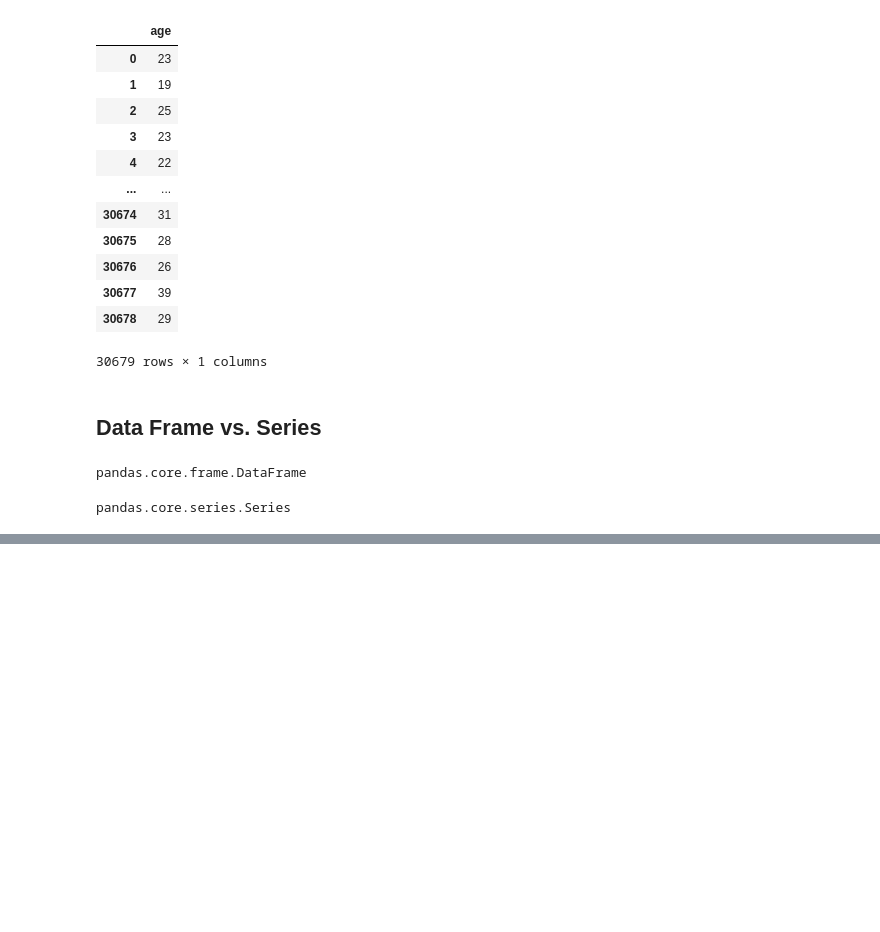
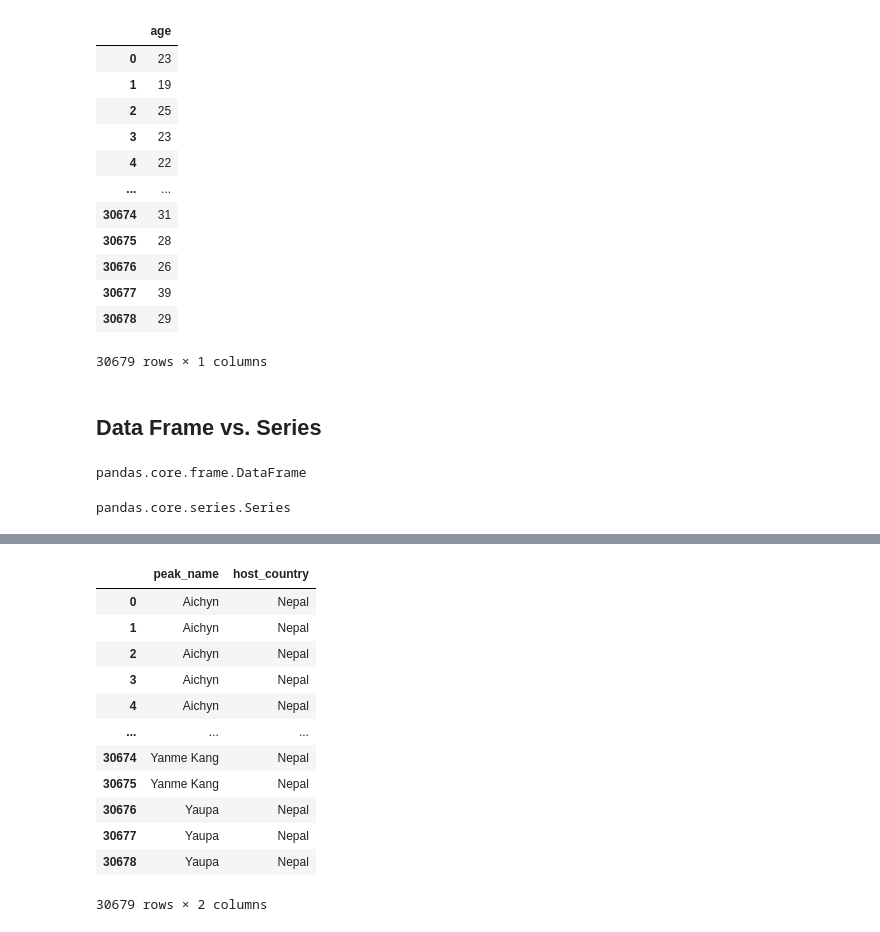
Before and after one commit to DmytroRi/himalayan_expeditions, a Jupyter notebook: study/study.ipynb, the cells around one changed output, grey strips where cells are left out. Cells and saved outputs as stored; diff of their text form; code cells hidden in the pictures; blank space fills up the shorter version.

```diff
--- a/study/study.ipynb
+++ b/study/study.ipynb
@@ -174,0 +192,16 @@ pandas.core.series.Series
+# %%
+df.loc[:,["peak_name", "host_country"]]
+# %% [output]
+|  | peak_name | host_country |
+| 0 | Aichyn | Nepal |
+| 1 | Aichyn | Nepal |
+| 2 | Aichyn | Nepal |
+| 3 | Aichyn | Nepal |
+| 4 | Aichyn | Nepal |
+| ... | ... | ... |
+| 30674 | Yanme Kang | Nepal |
+| 30675 | Yanme Kang | Nepal |
+| 30676 | Yaupa | Nepal |
+| 30677 | Yaupa | Nepal |
+| 30678 | Yaupa | Nepal |
+30679 rows × 2 columns
```
Also changed, not shown: parts of 5 cells of this notebook.
